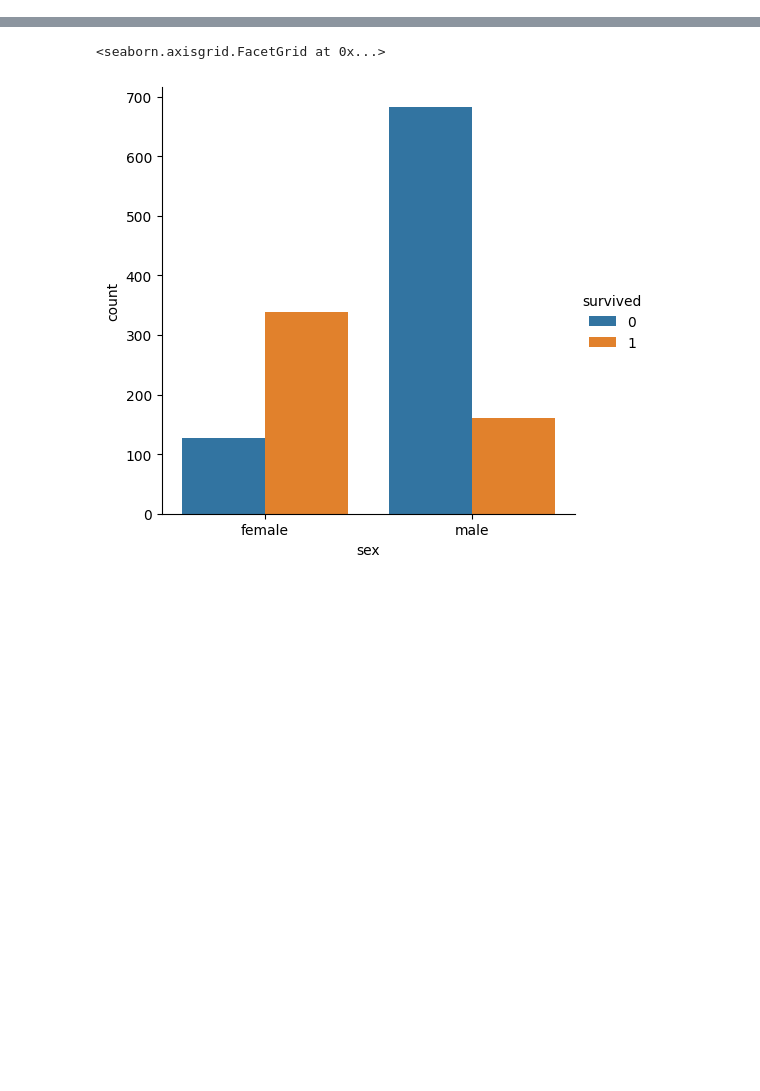
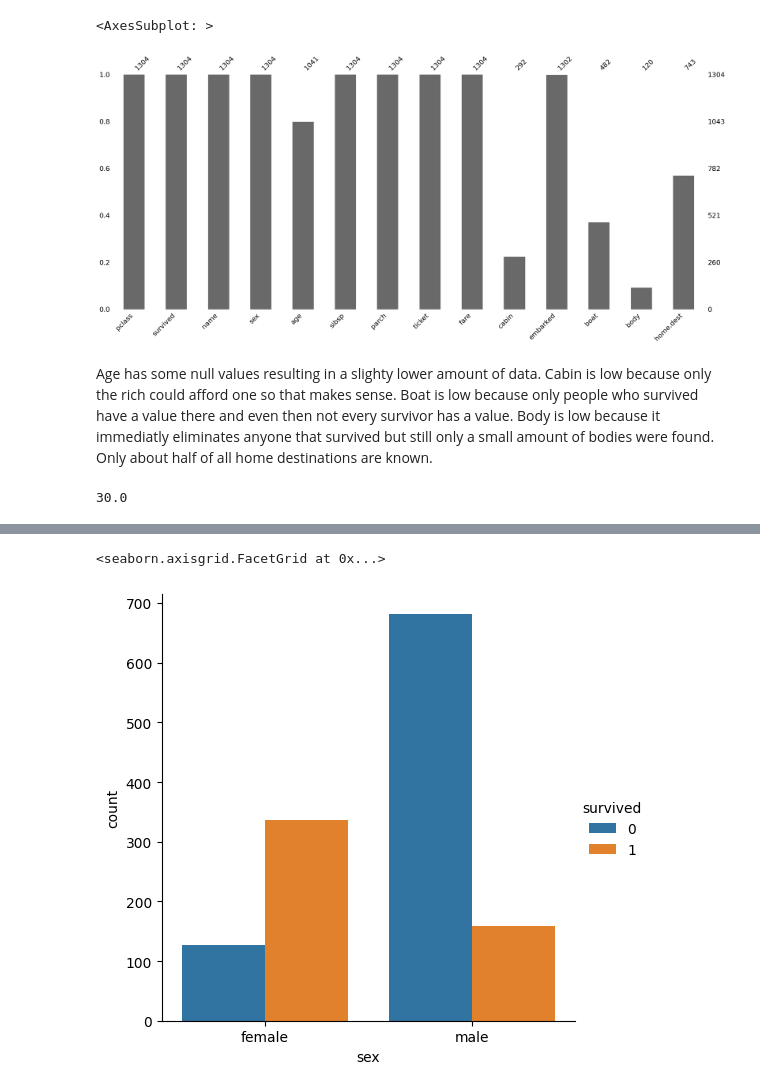
Before and after one commit to kieran31415/DataWizards, a Jupyter notebook: titanic.ipynb, the cells around one changed output, grey strips where cells are left out. Cells and saved outputs as stored; diff of their text form; code cells hidden in the pictures; blank space fills up the shorter version.

```diff
--- a/titanic.ipynb
+++ b/titanic.ipynb
@@ -23,0 +159,19 @@ df
+# %%
+# We can even visualize this using the missingno library which helps to give a quick overview of your dataset completeness.
+import missingno as msno
+msno.bar(df)
+# %% [output]
+<AxesSubplot: >
+[figure, added]
+# %% [markdown]
+Age has some null values resulting in a slighty lower amount of data.
+Cabin is low because only the rich could afford one so that makes sense.
+Boat is low because only people who survived have a value there and even then not every survivor has a value.
+Body is low because it immediatly eliminates anyone that survived but still only a small amount of bodies were found.
+Only about half of all home destinations are known.
+# %%
+# Let's start with fixing the null values in age. First we check what the mean age is.
+mean_age = df['age'].mean()
+mean_age.round(0)
+# %% [output]
+30.0
```
Also changed, not shown: parts of 20 cells of this notebook, 1 other file.
